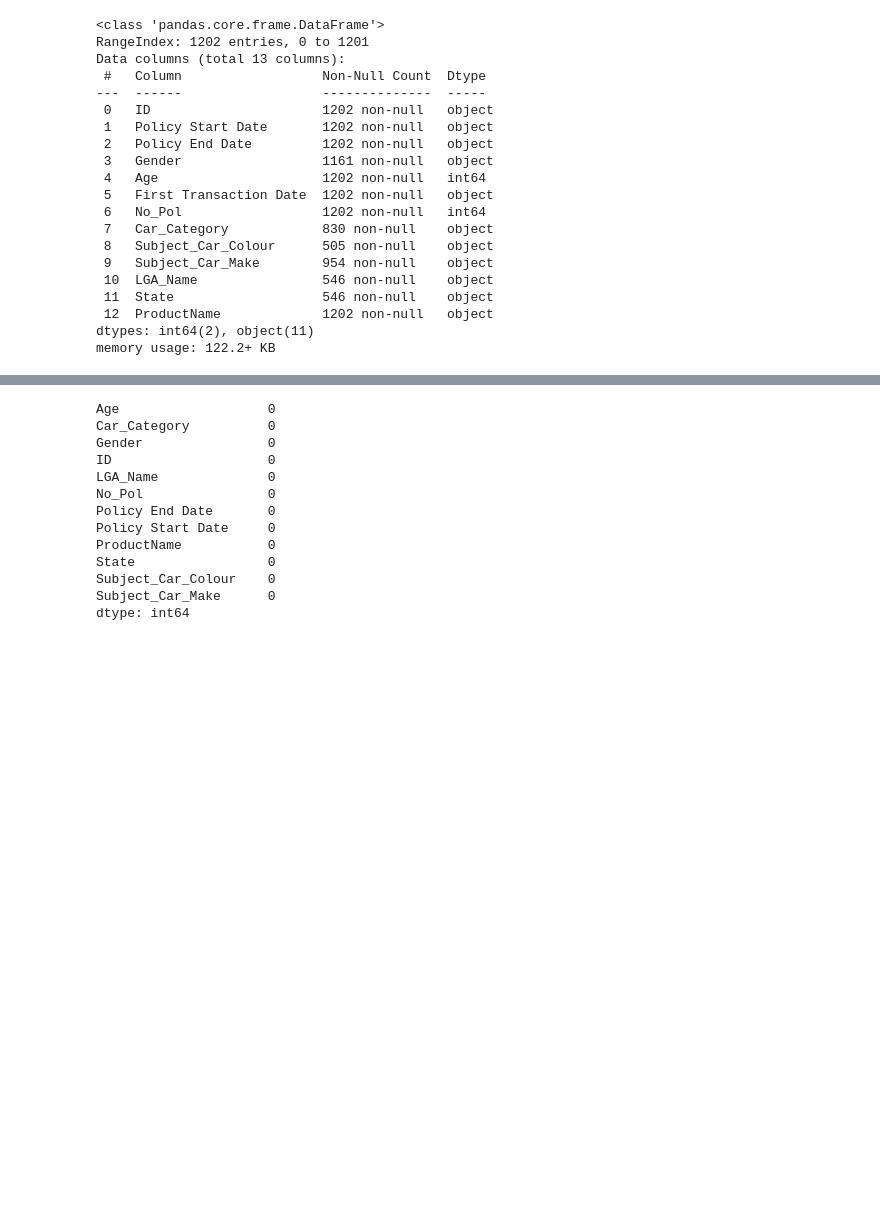
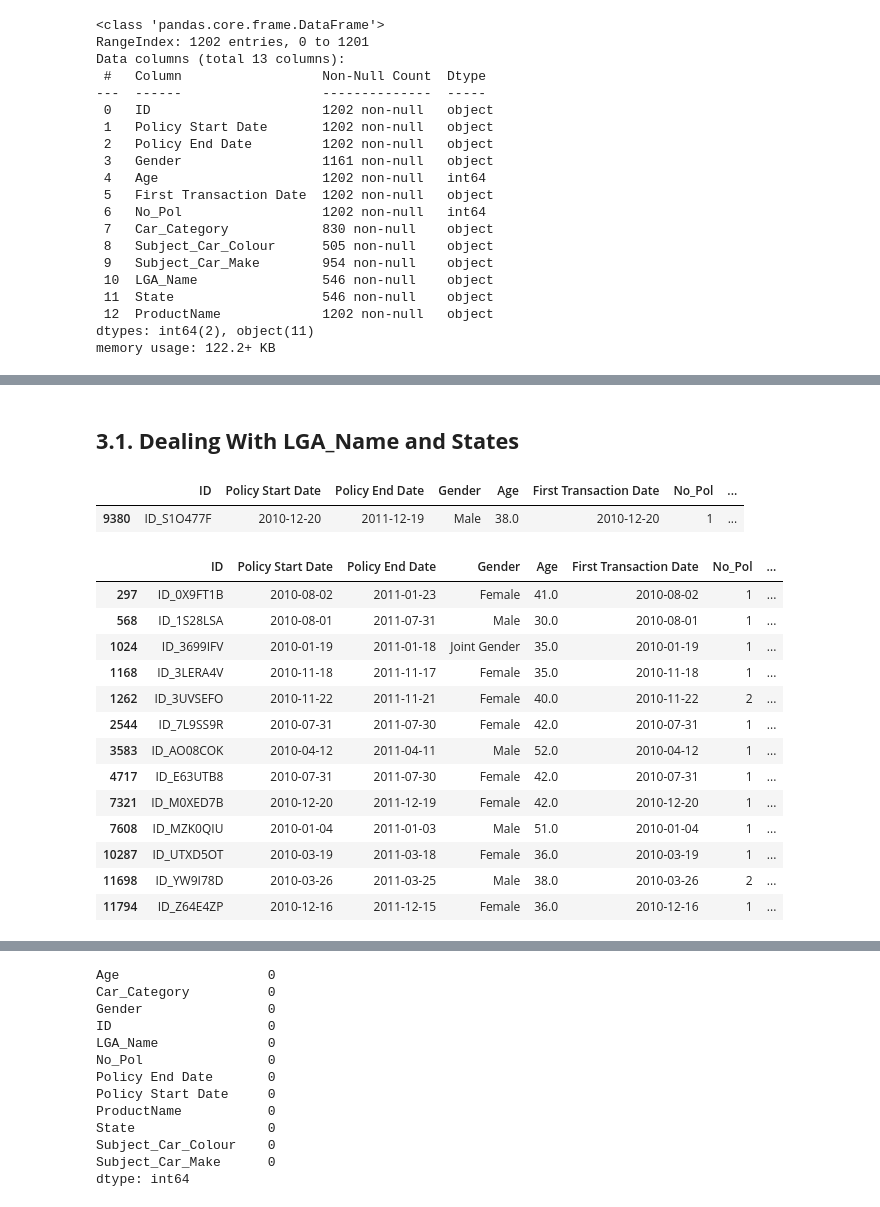
Before and after one commit to Houssem23x/IndabaX-Ghana-AutoInland-Vehicle-Insurance-Claim, a Jupyter notebook: IndabaX Ghana AutoInland Vehicle Insurance Claim.ipynb, the cells around one changed output, grey strips where cells are left out. Drawn from its saved outputs; the diff is of its cells as text; code cells hidden in the pictures; blank space fills up the shorter version.

```diff
--- a/IndabaX Ghana AutoInland Vehicle Insurance Claim.ipynb
+++ b/IndabaX Ghana AutoInland Vehicle Insurance Claim.ipynb
@@ -102,0 +94,4 @@ all_data = pd.concat((train, test)).reset_index(drop=True)
+# %%
+all_data.loc[all_data['Age']<10,'Age'] = np.NaN
+# %%
+all_data.loc[all_data['Age']>75,'Age'] = np.NaN
@@ -102,0 +116,26 @@ all_data = pd.concat((train, test)).reset_index(drop=True)
+# %% [markdown]
+## **3.1. Dealing With LGA_Name and States**
+# %%
+all_data[(all_data.LGA_Name.isnull()) & (~all_data.State.isnull())]
+# %% [output]
+|  | ID | Policy Start Date | Policy End Date | Gender | Age | First Transaction Date | No_Pol | ... |
+| 9380 | ID_S1O477F | 2010-12-20 | 2011-12-19 | Male | 38.0 | 2010-12-20 | 1 | ... |
+# %%
+all_data.loc[all_data['State']=='N-A','State'] = np.NaN
+# %%
+all_data[(~all_data.LGA_Name.isnull()) & (all_data.State.isnull())]
+# %% [output]
+|  | ID | Policy Start Date | Policy End Date | Gender | Age | First Transaction Date | No_Pol | ... |
+| 297 | ID_0X9FT1B | 2010-08-02 | 2011-01-23 | Female | 41.0 | 2010-08-02 | 1 | ... |
+| 568 | ID_1S28LSA | 2010-08-01 | 2011-07-31 | Male | 30.0 | 2010-08-01 | 1 | ... |
+| 1024 | ID_3699IFV | 2010-01-19 | 2011-01-18 | Joint Gender | 35.0 | 2010-01-19 | 1 | ... |
+| 1168 | ID_3LERA4V | 2010-11-18 | 2011-11-17 | Female | 35.0 | 2010-11-18 | 1 | ... |
+| 1262 | ID_3UVSEFO | 2010-11-22 | 2011-11-21 | Female | 40.0 | 2010-11-22 | 2 | ... |
+| 2544 | ID_7L9SS9R | 2010-07-31 | 2011-07-30 | Female | 42.0 | 2010-07-31 | 1 | ... |
+| 3583 | ID_AO08COK | 2010-04-12 | 2011-04-11 | Male | 52.0 | 2010-04-12 | 1 | ... |
+| 4717 | ID_E63UTB8 | 2010-07-31 | 2011-07-30 | Female | 42.0 | 2010-07-31 | 1 | ... |
+| 7321 | ID_M0XED7B | 2010-12-20 | 2011-12-19 | Female | 42.0 | 2010-12-20 | 1 | ... |
+| 7608 | ID_MZK0QIU | 2010-01-04 | 2011-01-03 | Male | 51.0 | 2010-01-04 | 1 | ... |
+| 10287 | ID_UTXD5OT | 2010-03-19 | 2011-03-18 | Female | 36.0 | 2010-03-19 | 1 | ... |
+| 11698 | ID_YW9I78D | 2010-03-26 | 2011-03-25 | Male | 38.0 | 2010-03-26 | 2 | ... |
+| 11794 | ID_Z64E4ZP | 2010-12-16 | 2011-12-15 | Female | 36.0 | 2010-12-16 | 1 | ... |
```
Also changed, not shown: parts of 34 cells of this notebook.
